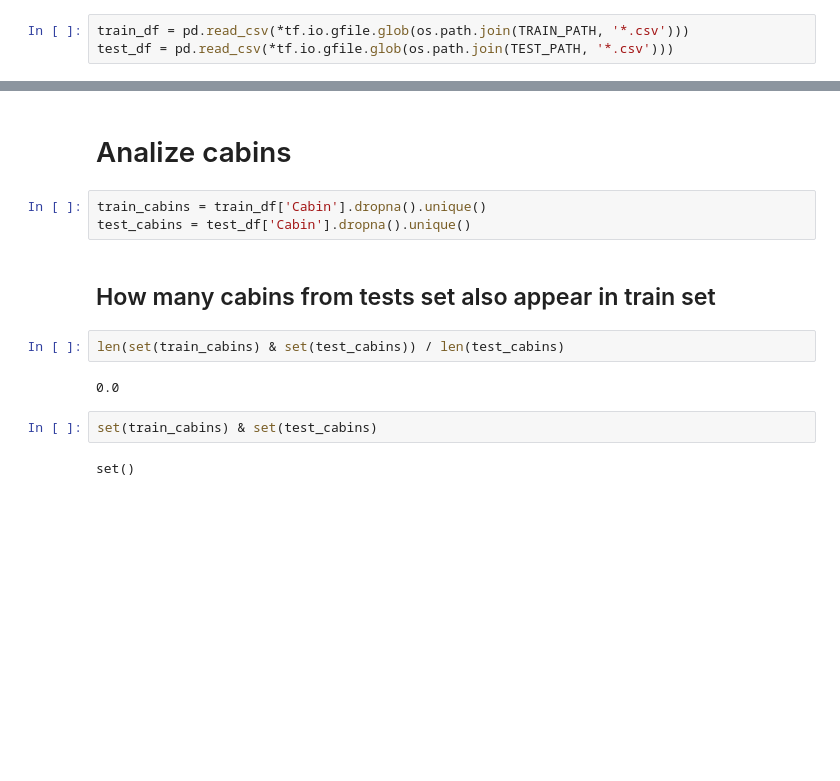
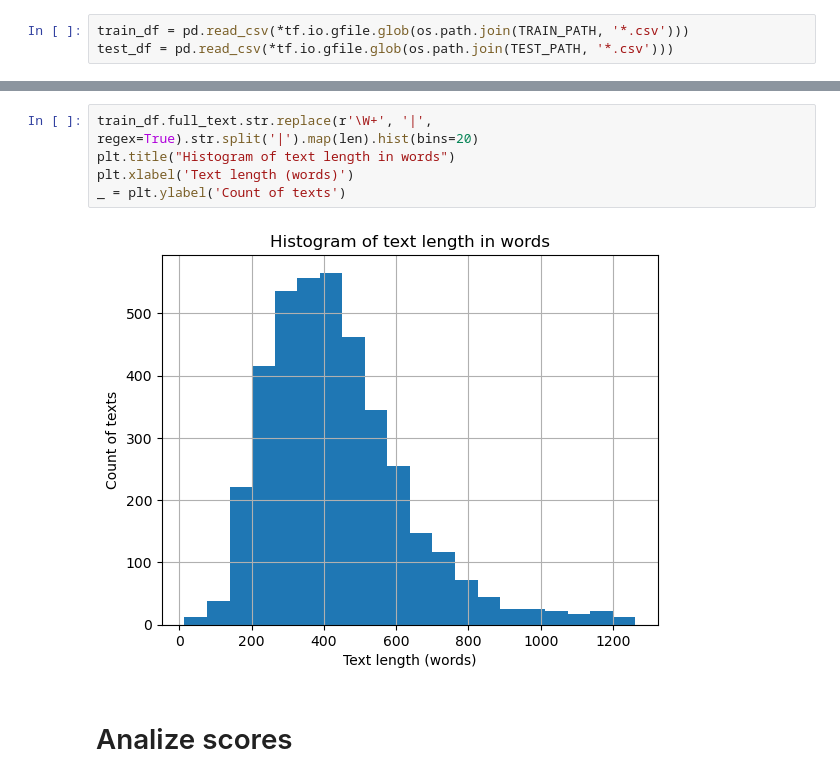
Before and after one commit to kurazu/kaggle-feedback-ell, a Jupyter notebook: nbs/EDA.ipynb, the cells around one changed output, grey strips where cells are left out. Saved outputs shown, nothing was run; the diff lists cells and outputs as text; blank space fills up the shorter version.

```diff
--- a/nbs/EDA.ipynb
+++ b/nbs/EDA.ipynb
@@ -32,15 +53,9 @@ That's most of them.
+# %%
+train_df.full_text.str.replace(r'\W+', '|', regex=True).str.split('|').map(len).hist(bins=20)
+plt.title("Histogram of text length in words")
+plt.xlabel('Text length (words)')
+_ = plt.ylabel('Count of texts')
+# %% [output]
+[figure, added]
 # %% [markdown]
-# Analize cabins
+# Analize scores
-# %%
-train_cabins = train_df['Cabin'].dropna().unique()
-test_cabins = test_df['Cabin'].dropna().unique()
-# %% [markdown]
-## How many cabins from tests set also appear in train set
-# %%
-len(set(train_cabins) & set(test_cabins)) / len(test_cabins)
-# %% [output]
-0.0
-# %%
-set(train_cabins) & set(test_cabins)
-# %% [output]
-set()
```
Also changed, not shown: parts of 30 cells of this notebook.
